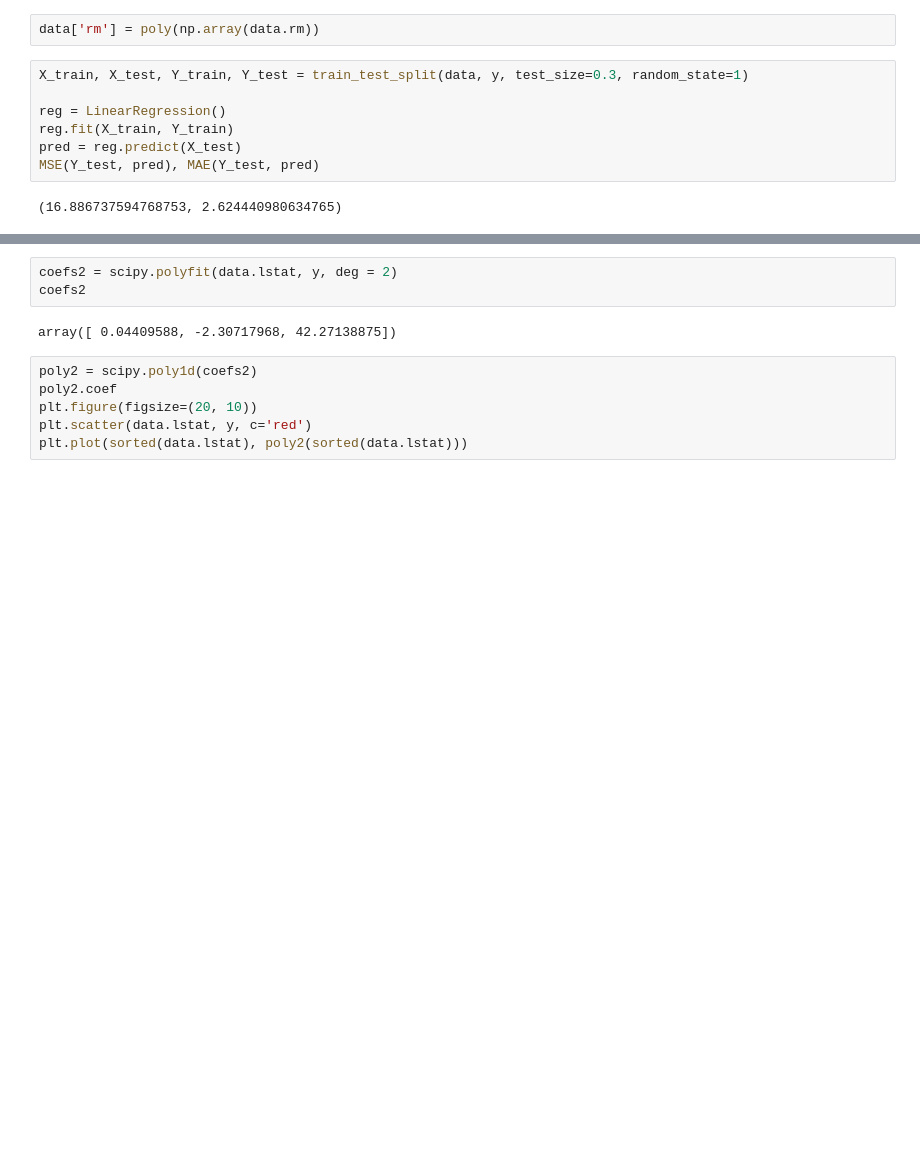
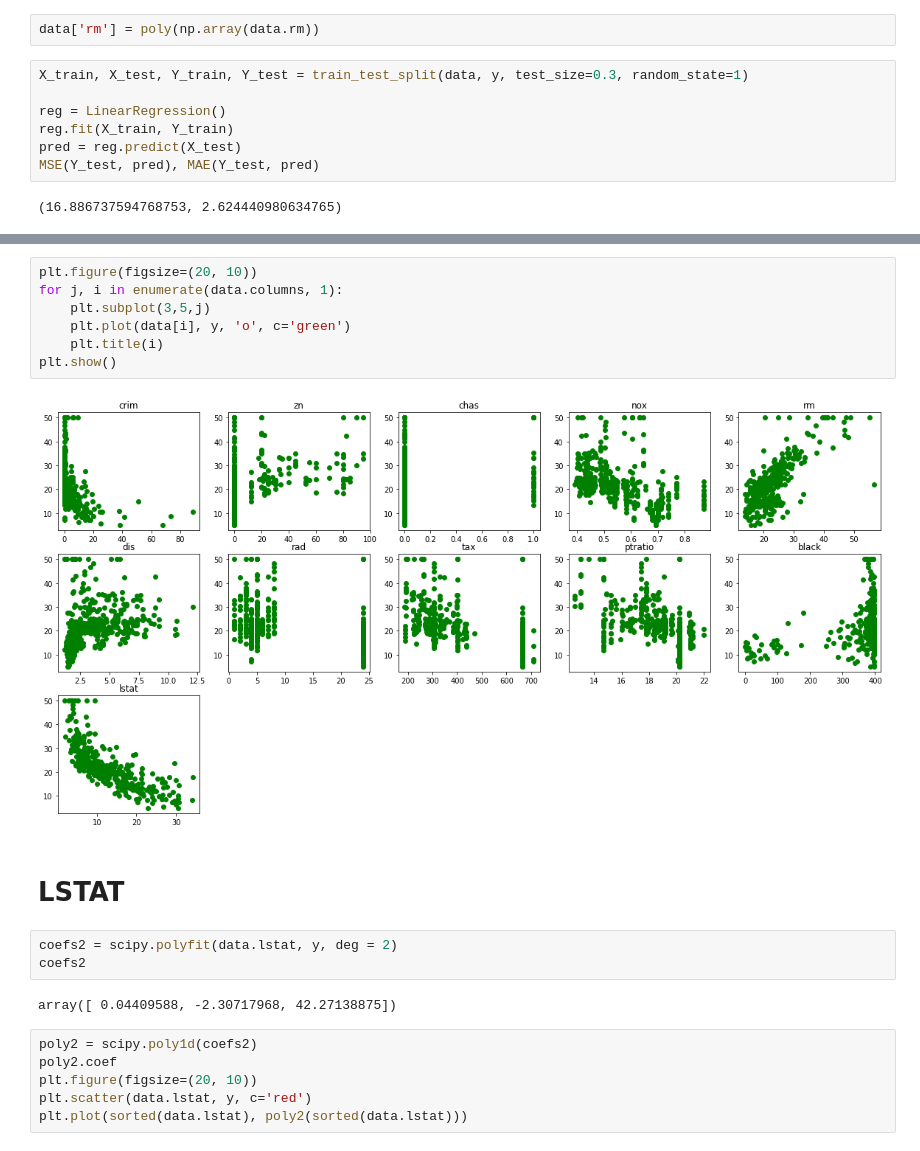
Before and after one commit to Schetann/sber_ml_course, a Jupyter notebook: Linear_regression.ipynb, the cells around one changed output, grey strips where cells are left out. Saved outputs shown, nothing was run; the diff lists cells and outputs as text; blank space fills up the shorter version.

```diff
--- a/Linear_regression.ipynb
+++ b/Linear_regression.ipynb
@@ -237,3 +198,14 @@ plt.show()
+# %%
+plt.figure(figsize=(20, 10))
+for j, i in enumerate(data.columns, 1):
+    plt.subplot(3,5,j)
+    plt.plot(data[i], y, 'o', c='green')
+    plt.title(i)
+plt.show()
+# %% [output]
+[figure, added]
+# %% [markdown]
+# LSTAT
 # %%
 coefs2 = scipy.polyfit(data.lstat, y, deg = 2)
 coefs2
```
Also changed, not shown: parts of 50 cells of this notebook, 1 other file.
